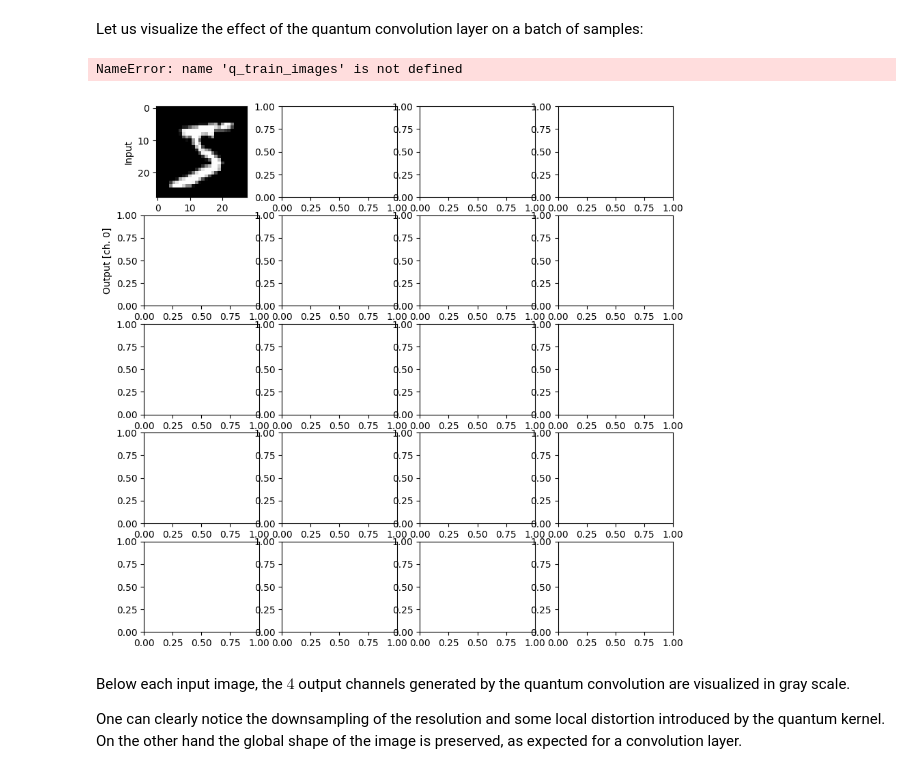
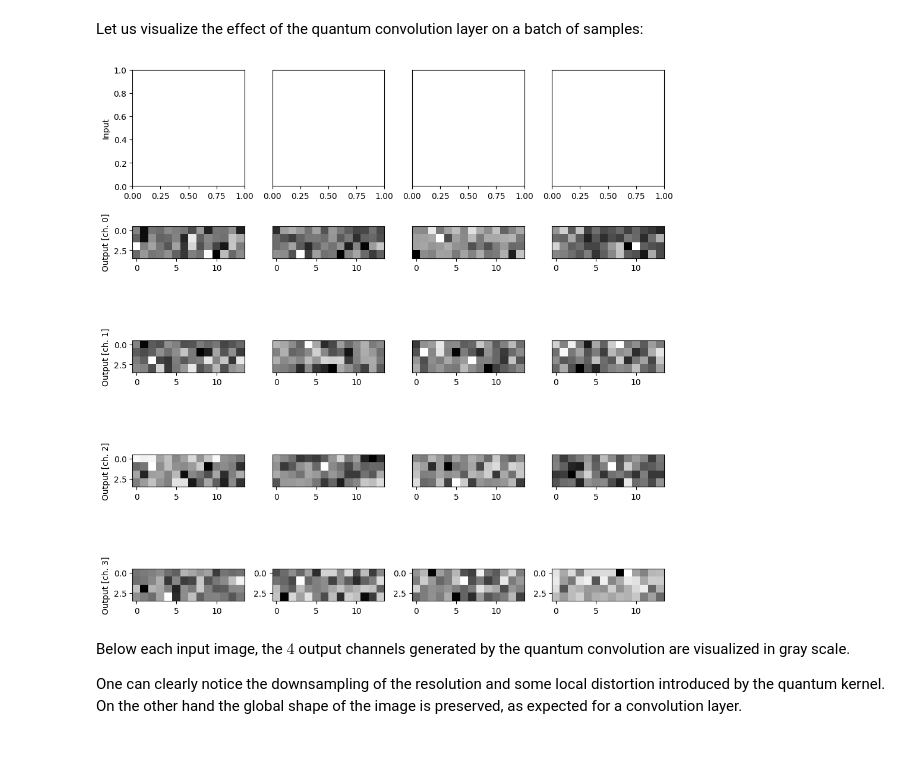
Before and after one commit to PaulTran-27/PIP, a Jupyter notebook: quanvolution_neural_network_pytorch.ipynb, the cells around one changed output. Drawn from its saved outputs; the diff is of its cells as text; code cells hidden in the pictures.

```diff
--- a/quanvolution_neural_network_pytorch.ipynb
+++ b/quanvolution_neural_network_pytorch.ipynb
@@ -299,0 +486,38 @@ RuntimeError: expand(torch.FloatTensor{[3]}, size=[]): the number of sizes provi
+# %%
+optimizer = torch.optim.Adam(model.parameters(), lr=0.01)
+criterion = nn.CrossEntropyLoss()
+logging_steps = 1
+# from sklearn.metrics import accuracy_score
+
+metric = MulticlassAccuracy()
+losses = np.array([])
+accs = np.array([])
+global_step = 0
+for epoch in range(10):
+
+    for i, (images, labels) in enumerate(train_loader):
+
+        images = images.unsqueeze(1).cuda()
+        # print(images.size(), images.unsqueeze(1).size())
+        optimizer.zero_grad()  # Reset gradients
+        outputs = model(images).cpu()  # Forward pass
+        print(outputs, labels)
+        loss = criterion(outputs, labels)
+        loss.backward()
+        optimizer.step()
+
+        # output
+        acc = multiclass_accuracy(outputs, labels)
+
+        metric.update(outputs, labels)
+        losses = np.append(losses, loss.item())
+        global_step += 1
+        if global_step % logging_steps == 0:
+            print("Epoch:", epoch+1,
+                "\tStep:", global_step,
+                # "\tAcc:", round(float(acc), 3),
+                "\tLoss:", round(loss.item(),3),
+                "\tMean Loss:", round(float(losses[-30:].mean()), 3),
+                "\tMean Acc:", round(float(metric.compute()), 3)
+                )
+        # break
@@ -300,7 +568,7 @@ RuntimeError: expand(torch.FloatTensor{[3]}, size=[]): the number of sizes provi
 # %%
 def quanv(image):
     """Convolves the input image with many applications of the same quantum circuit."""
-    out = np.zeros((4, 14, 14))
+    out = np.zeros((14, 14,4))
 
     # Loop over the coordinates of the top-left pixel of 2X2 squares
     for i in range(4):
@@ -322,7 +590,7 @@ def quanv(image):
                   # out[j // 2, k // 2, c] = q_results[c]
               for c in range(4):
                 # print(out[i, j // 2, k // 2], q_results[c])
-                out[i, j // 2, k // 2] += q_results[c].float().numpy()
+                out[j // 2, k // 2,c] += q_results[c].float().numpy()
               # out[j // 2, k // 2, i] /= 4
     return out
 # %% [markdown]
@@ -377,25 +646,24 @@ of samples:
 # %%
 n_samples = 4
 n_channels = 4
 fig, axes = plt.subplots(1 + n_channels, n_samples, figsize=(10, 10))
 for k in range(n_samples):
     axes[0, 0].set_ylabel("Input")
     if k != 0:
         axes[0, k].yaxis.set_visible(False)
-    axes[0, k].imshow(train_images[k, :, :, 0], cmap="gray")
+    # axes[0, k].imshow(train_images[k, :, :, 0], cmap="gray")
 
     # Plot all output channels
     for c in range(n_channels):
         axes[c + 1, 0].set_ylabel("Output [ch. {}]".format(c))
         if k != 0:
             axes[c, k].yaxis.set_visible(False)
         axes[c + 1, k].imshow(q_train_images[k, :, :, c], cmap="gray")
 
 plt.tight_layout()
 plt.show()
 # %% [output]
-NameError: name 'q_train_images' is not defined
-[figure, old version]
+[figure, new version]
 # %% [markdown]
 Below each input image, the $4$ output channels generated by the quantum
 convolution are visualized in gray scale.
```
Also changed, not shown: parts of 18 cells of this notebook.
